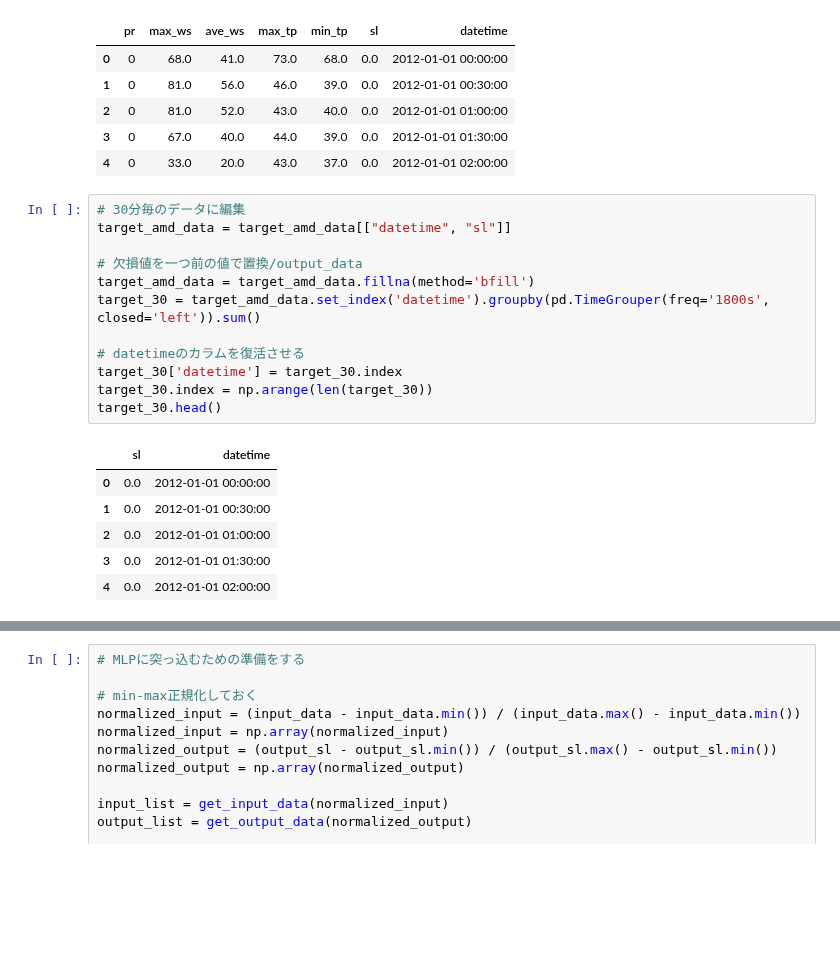
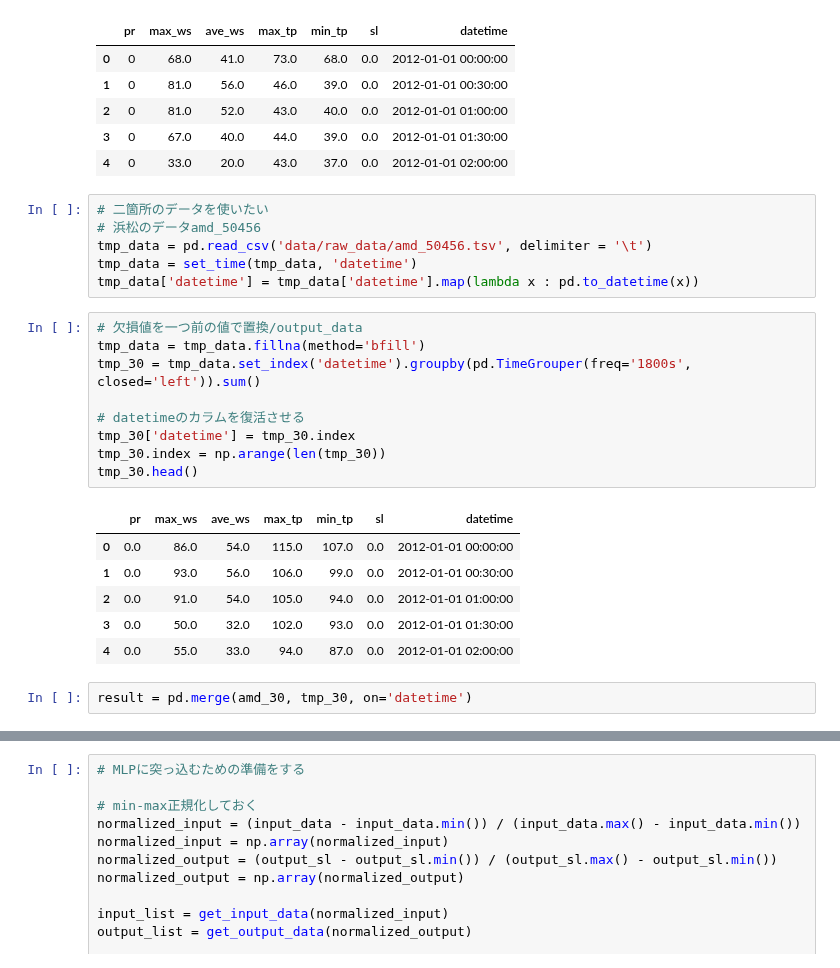
Before and after one commit to gciteam6/predict_amd, a Jupyter notebook: sl_MLP.ipynb, the cells around one changed output, grey strips where cells are left out. Saved outputs shown, nothing was run; the diff lists cells and outputs as text; blank space fills up the shorter version.

Commit message:
add 2 amedas data

```diff
--- a/sl_MLP.ipynb
+++ b/sl_MLP.ipynb
@@ -151,22 +186,27 @@ amd_30.head()
 | 2 | 0 | 81.0 | 52.0 | 43.0 | 40.0 | 0.0 | 2012-01-01 01:00:00 |
 | 3 | 0 | 67.0 | 40.0 | 44.0 | 39.0 | 0.0 | 2012-01-01 01:30:00 |
 | 4 | 0 | 33.0 | 20.0 | 43.0 | 37.0 | 0.0 | 2012-01-01 02:00:00 |
+# %%
+# 二箇所のデータを使いたい
+# 浜松のデータamd_50456
+tmp_data = pd.read_csv('data/raw_data/amd_50456.tsv', delimiter = '\t')
+tmp_data = set_time(tmp_data, 'datetime')
+tmp_data['datetime'] = tmp_data['datetime'].map(lambda x : pd.to_datetime(x))
 # %%
-# 30分毎のデータに編集
-target_amd_data = target_amd_data[["datetime", "sl"]]
-
 # 欠損値を一つ前の値で置換/output_data
-target_amd_data = target_amd_data.fillna(method='bfill')
-target_30 = target_amd_data.set_index('datetime').groupby(pd.TimeGrouper(freq='1800s', closed='left')).sum()
+tmp_data = tmp_data.fillna(method='bfill')
+tmp_30 = tmp_data.set_index('datetime').groupby(pd.TimeGrouper(freq='1800s', closed='left')).sum()
 
 # datetimeのカラムを復活させる
-target_30['datetime'] = target_30.index
-target_30.index = np.arange(len(target_30))
-target_30.head()
+tmp_30['datetime'] = tmp_30.index
+tmp_30.index = np.arange(len(tmp_30))
+tmp_30.head()
 # %% [output]
-|  | sl | datetime |
-| 0 | 0.0 | 2012-01-01 00:00:00 |
-| 1 | 0.0 | 2012-01-01 00:30:00 |
-| 2 | 0.0 | 2012-01-01 01:00:00 |
-| 3 | 0.0 | 2012-01-01 01:30:00 |
-| 4 | 0.0 | 2012-01-01 02:00:00 |
+|  | pr | max_ws | ave_ws | max_tp | min_tp | sl | datetime |
+| 0 | 0.0 | 86.0 | 54.0 | 115.0 | 107.0 | 0.0 | 2012-01-01 00:00:00 |
+| 1 | 0.0 | 93.0 | 56.0 | 106.0 | 99.0 | 0.0 | 2012-01-01 00:30:00 |
+| 2 | 0.0 | 91.0 | 54.0 | 105.0 | 94.0 | 0.0 | 2012-01-01 01:00:00 |
+| 3 | 0.0 | 50.0 | 32.0 | 102.0 | 93.0 | 0.0 | 2012-01-01 01:30:00 |
+| 4 | 0.0 | 55.0 | 33.0 | 94.0 | 87.0 | 0.0 | 2012-01-01 02:00:00 |
+# %%
+result = pd.merge(amd_30, tmp_30, on='datetime')
```
Also changed, not shown: parts of 20 cells of this notebook, 12 other files.
